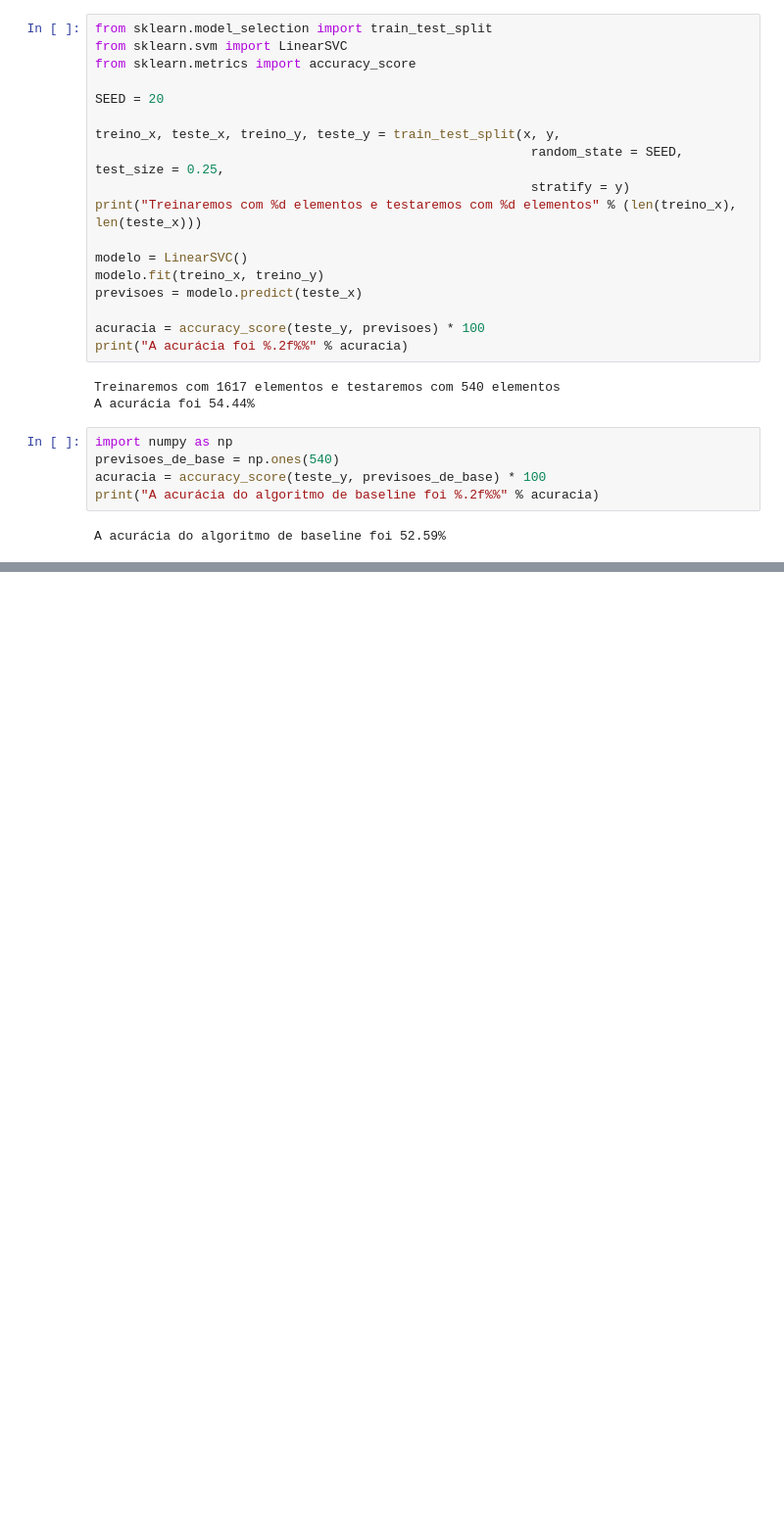
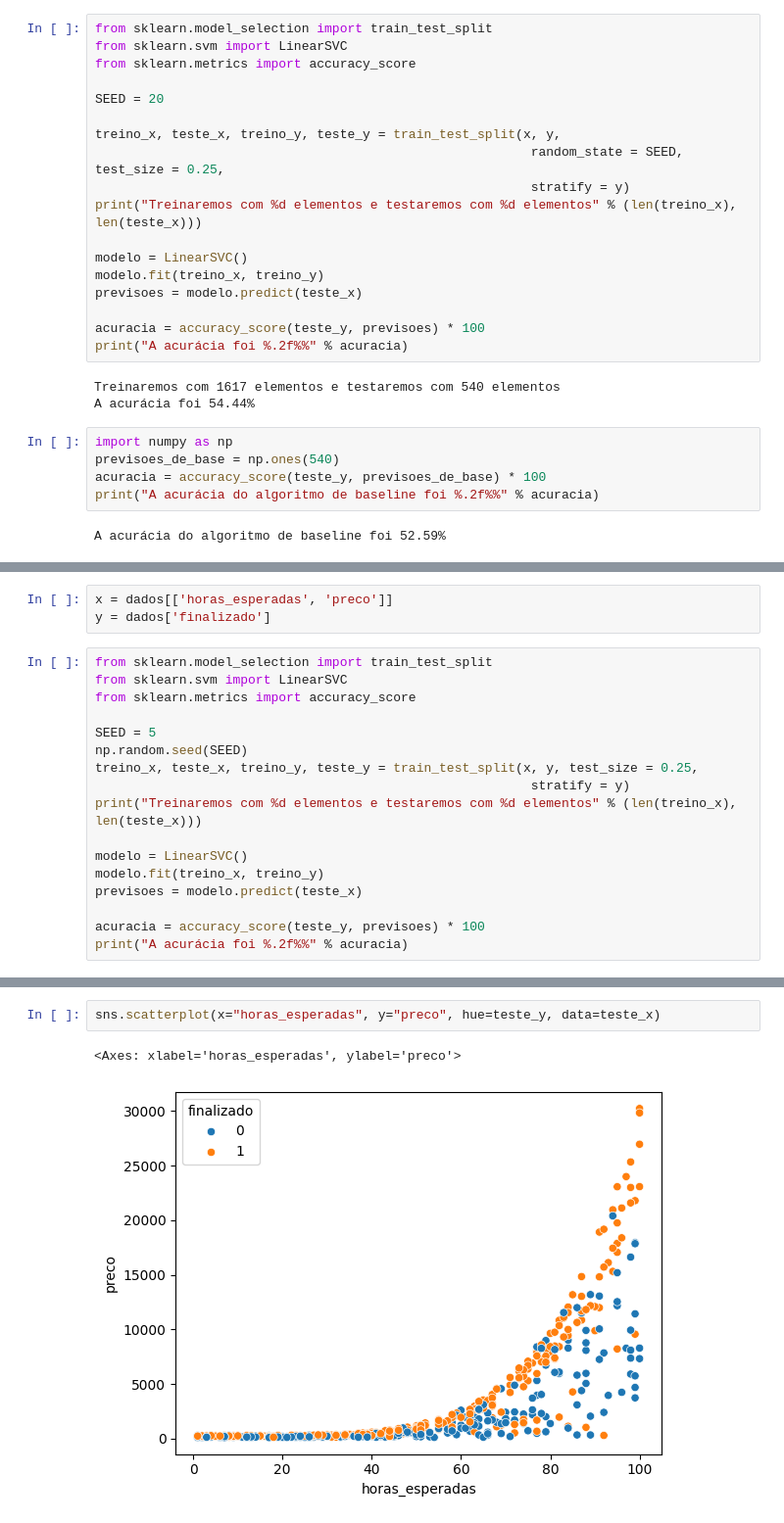
Before and after one commit to victorsoaresferreiraa/machine_learning, a Jupyter notebook: machine_alura/in_machine_lear2.ipynb, the cells around one changed output, grey strips where cells are left out. Shown: that part at 98% size. Drawn from its saved outputs; the diff is of its cells as text; blank space fills up the shorter version.

Commit message:
testando novos modelos

```diff
--- a/machine_alura/in_machine_lear2.ipynb
+++ b/machine_alura/in_machine_lear2.ipynb
@@ -92,0 +111,20 @@ A acurácia do algoritmo de baseline foi 52.59%
+# %%
+x = dados[['horas_esperadas', 'preco']]
+y = dados['finalizado']
+# %%
+from sklearn.model_selection import train_test_split
+from sklearn.svm import LinearSVC
+from sklearn.metrics import accuracy_score
+
+SEED = 5
+np.random.seed(SEED)
+treino_x, teste_x, treino_y, teste_y = train_test_split(x, y, test_size = 0.25,
+                                                         stratify = y)
+print("Treinaremos com %d elementos e testaremos com %d elementos" % (len(treino_x), len(teste_x)))
+
+modelo = LinearSVC()
+modelo.fit(treino_x, treino_y)
+previsoes = modelo.predict(teste_x)
+
+acuracia = accuracy_score(teste_y, previsoes) * 100
+print("A acurácia foi %.2f%%" % acuracia)
@@ -92,0 +142,5 @@ A acurácia do algoritmo de baseline foi 52.59%
+# %%
+sns.scatterplot(x="horas_esperadas", y="preco", hue=teste_y, data=teste_x)
+# %% [output]
+<Axes: xlabel='horas_esperadas', ylabel='preco'>
+[figure, added]
```
Also changed, not shown: parts of 15 cells of this notebook, 3 other files.
